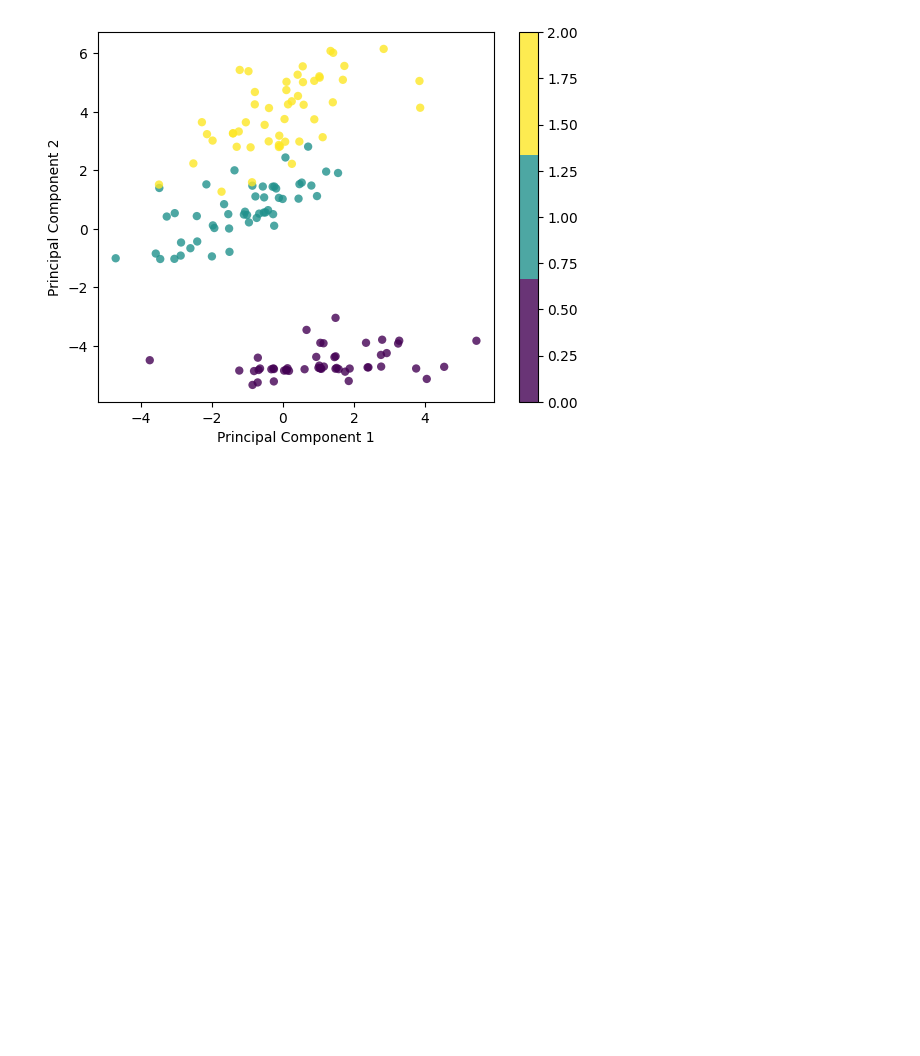
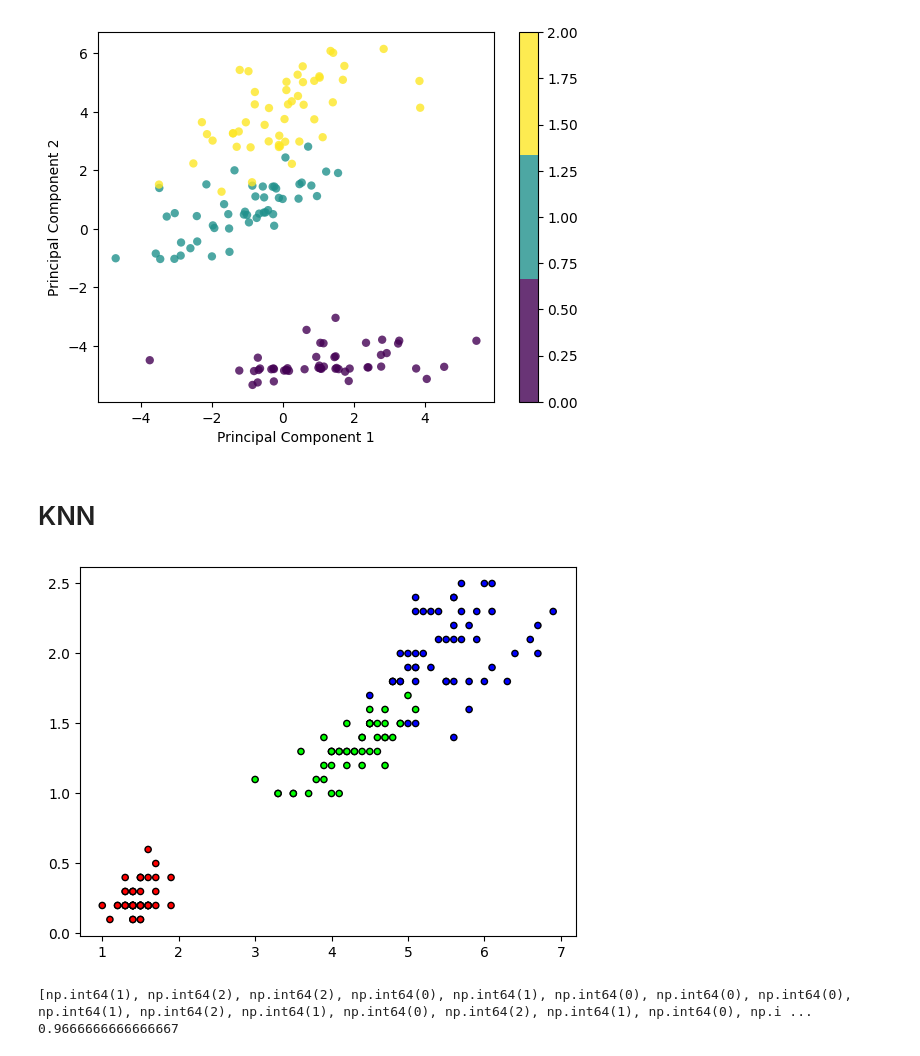
Before and after one commit to niranjan3321/data-science-from-scratch, a Jupyter notebook: train.ipynb, the cells around one changed output. Saved outputs shown, nothing was run; the diff lists cells and outputs as text; code cells hidden in the pictures; blank space fills up the shorter version.

```diff
--- a/train.ipynb
+++ b/train.ipynb
@@ -132,3 +132,38 @@ plt.show()
 Shape of X: (150, 4)
 Shape of transformed X: (150, 2)
 [figure]
+# %% [markdown]
+# KNN
+# %%
+import numpy as np
+from sklearn import datasets
+from sklearn.model_selection import train_test_split
+import matplotlib.pyplot as plt
+from matplotlib.colors import ListedColormap
+import knn as k
+
+cmap = ListedColormap(['#FF0000','#00FF00','#0000FF'])
+
+iris = datasets.load_iris()
+X, y = iris.data, iris.target
+
+X_train, X_test, y_train, y_test = train_test_split(X, y, test_size=0.2, random_state=1234)
+
+plt.figure()
+plt.scatter(X[:,2],X[:,3], c=y, cmap=cmap, edgecolor='k', s=20)
+plt.show()
+
+
+clf = k.KNN(k=5)
+clf.fit(X_train, y_train)
+predictions = clf.predict(X_test)
+
+print(predictions)
+
+acc = np.sum(predictions == y_test) / len(y_test)
+
+print(acc)
+# %% [output]
+[figure, added]
+[np.int64(1), np.int64(2), np.int64(2), np.int64(0), np.int64(1), np.int64(0), np.int64(0), np.int64(0), np.int64(1), np.int64(2), np.int64(1), np.int64(0), np.int64(2), np.int64(1), np.int64(0), np.i ...
+0.9666666666666667
```
Also changed, not shown: 1 other file.
